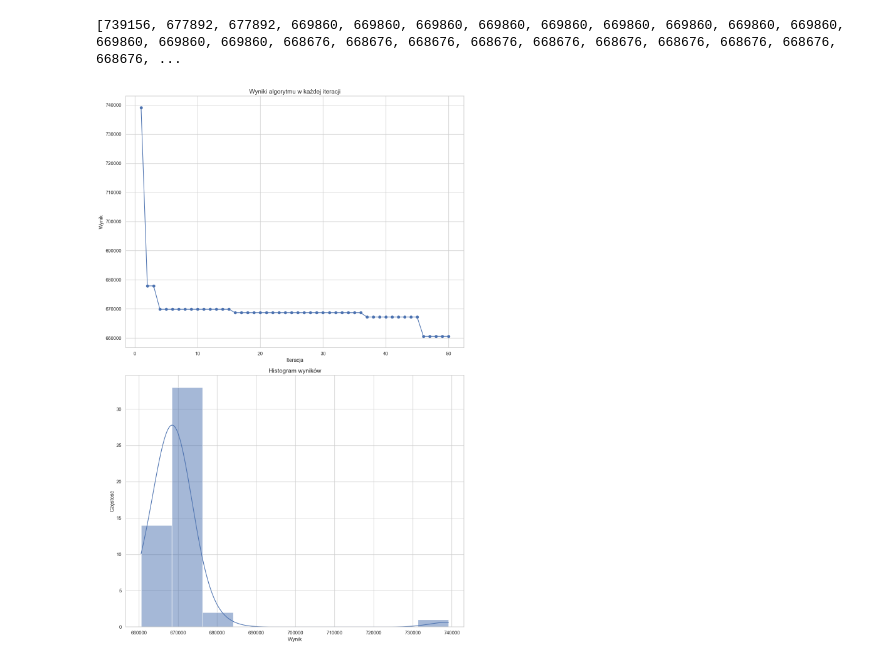
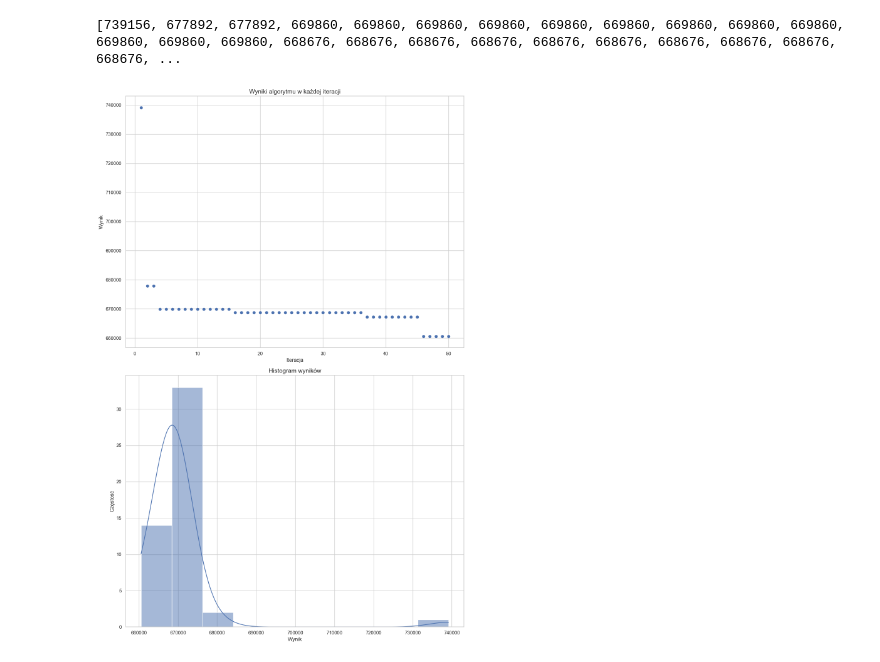
Before and after one commit to SzczepanK112/Simulated-Annealing, a Jupyter notebook: Problem_implementation/danger50.ipynb, the cells around one changed output. Drawn from its saved outputs; the diff is of its cells as text; code cells hidden in the pictures.

Commit message:
improved 50 iterations calculator, added visualization

```diff
--- a/Problem_implementation/danger50.ipynb
+++ b/Problem_implementation/danger50.ipynb
@@ -55,32 +55,32 @@ print(sk)
 # %%
 import seaborn as sns
 import numpy as np
 import matplotlib.pyplot as plt
 
-results = [
-    739156, 677892, 677892, 669860, 669860, 669860, 669860, 669860, 669860,
-    669860, 669860, 669860, 669860, 669860, 669860, 668676, 668676, 668676,
-    668676, 668676, 668676, 668676, 668676, 668676, 668676, 668676, 668676,
-    668676, 668676, 668676, 668676, 668676, 668676, 668676, 668676, 668676,
-    667196, 667196, 667196, 667196, 667196, 667196, 667196, 667196, 667196,
-    660572, 660572, 660572, 660572, 660572
-]
+# results = [
+#     739156, 677892, 677892, 669860, 669860, 669860, 669860, 669860, 669860,
+#     669860, 669860, 669860, 669860, 669860, 669860, 668676, 668676, 668676,
+#     668676, 668676, 668676, 668676, 668676, 668676, 668676, 668676, 668676,
+#     668676, 668676, 668676, 668676, 668676, 668676, 668676, 668676, 668676,
+#     667196, 667196, 667196, 667196, 667196, 667196, 667196, 667196, 667196,
+#     660572, 660572, 660572, 660572, 660572
+# ]
 
 sns.set_theme(style="whitegrid")
 
 fig, axes = plt.subplots(2, 1, figsize=(12, 18))
 
-axes[0].plot(range(1, len(results) + 1), results, marker='o', linestyle='-', color='b')
+axes[0].scatter(range(1, len(results) + 1), results, marker='o', linestyle='-', color='b')
 axes[0].set_title("Wyniki algorytmu w każdej iteracji", fontsize=14)
 axes[0].set_xlabel("Iteracja", fontsize=12)
 axes[0].set_ylabel("Wynik", fontsize=12)
 
 sns.histplot(results, bins=10, kde=True, ax=axes[1], color='b')
 axes[1].set_title("Histogram wyników", fontsize=14)
 axes[1].set_xlabel("Wynik", fontsize=12)
 axes[1].set_ylabel("Częstość", fontsize=12)
 
 plt.tight_layout()
 plt.show()
 # %% [output]
-[figure, old version]
+[figure, new version]
```
